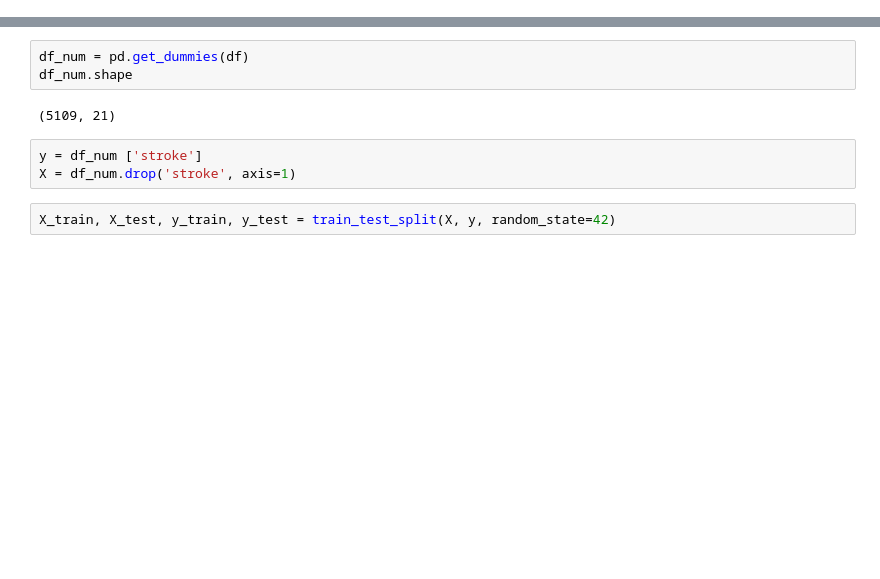
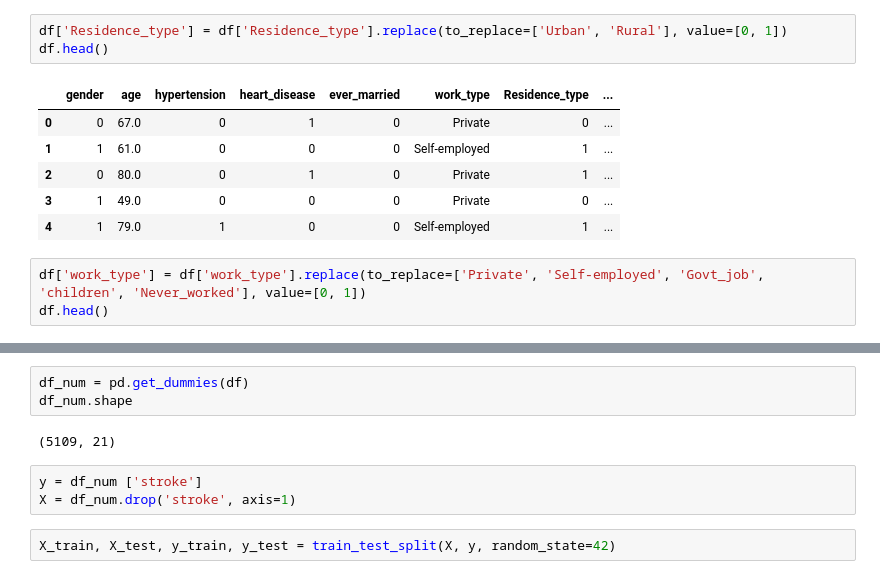
Before and after one commit to rebeccawatson95/Brain_Stroke_Predictor, a Jupyter notebook: copy.ipynb, the cells around one changed output, grey strips where cells are left out. Saved outputs shown, nothing was run; the diff lists cells and outputs as text; blank space fills up the shorter version.

```diff
--- a/copy.ipynb
+++ b/copy.ipynb
@@ -62,0 +87,13 @@ df.head()
+# %%
+df['Residence_type'] = df['Residence_type'].replace(to_replace=['Urban', 'Rural'], value=[0, 1])
+df.head()
+# %% [output]
+|  | gender | age | hypertension | heart_disease | ever_married | work_type | Residence_type | ... |
+| 0 | 0 | 67.0 | 0 | 1 | 0 | Private | 0 | ... |
+| 1 | 1 | 61.0 | 0 | 0 | 0 | Self-employed | 1 | ... |
+| 2 | 0 | 80.0 | 0 | 1 | 0 | Private | 1 | ... |
+| 3 | 1 | 49.0 | 0 | 0 | 0 | Private | 0 | ... |
+| 4 | 1 | 79.0 | 1 | 0 | 0 | Self-employed | 1 | ... |
+# %%
+df['work_type'] = df['work_type'].replace(to_replace=['Private', 'Self-employed', 'Govt_job', 'children', 'Never_worked'], value=[0, 1])
+df.head()
```
Also changed, not shown: parts of 13 cells of this notebook.
